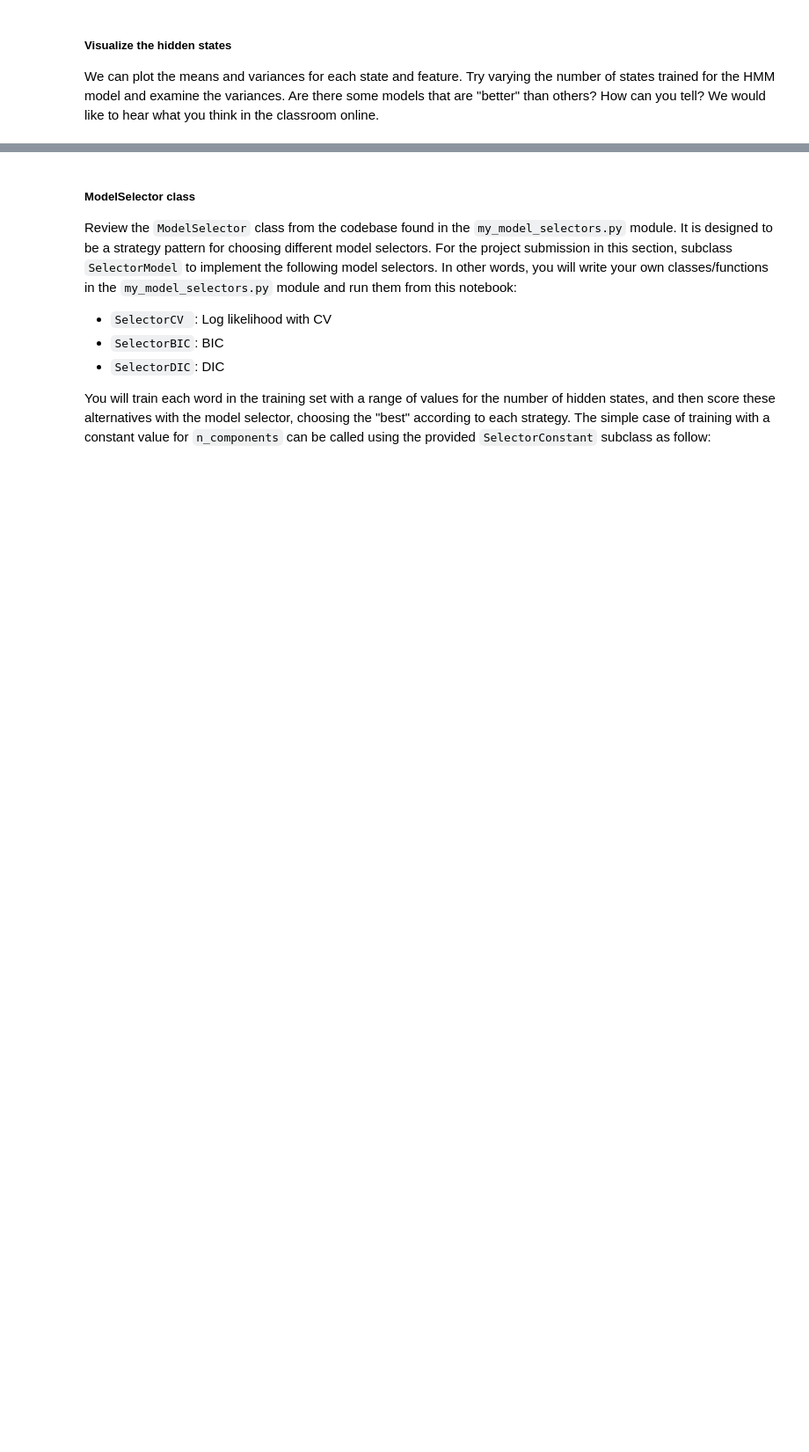
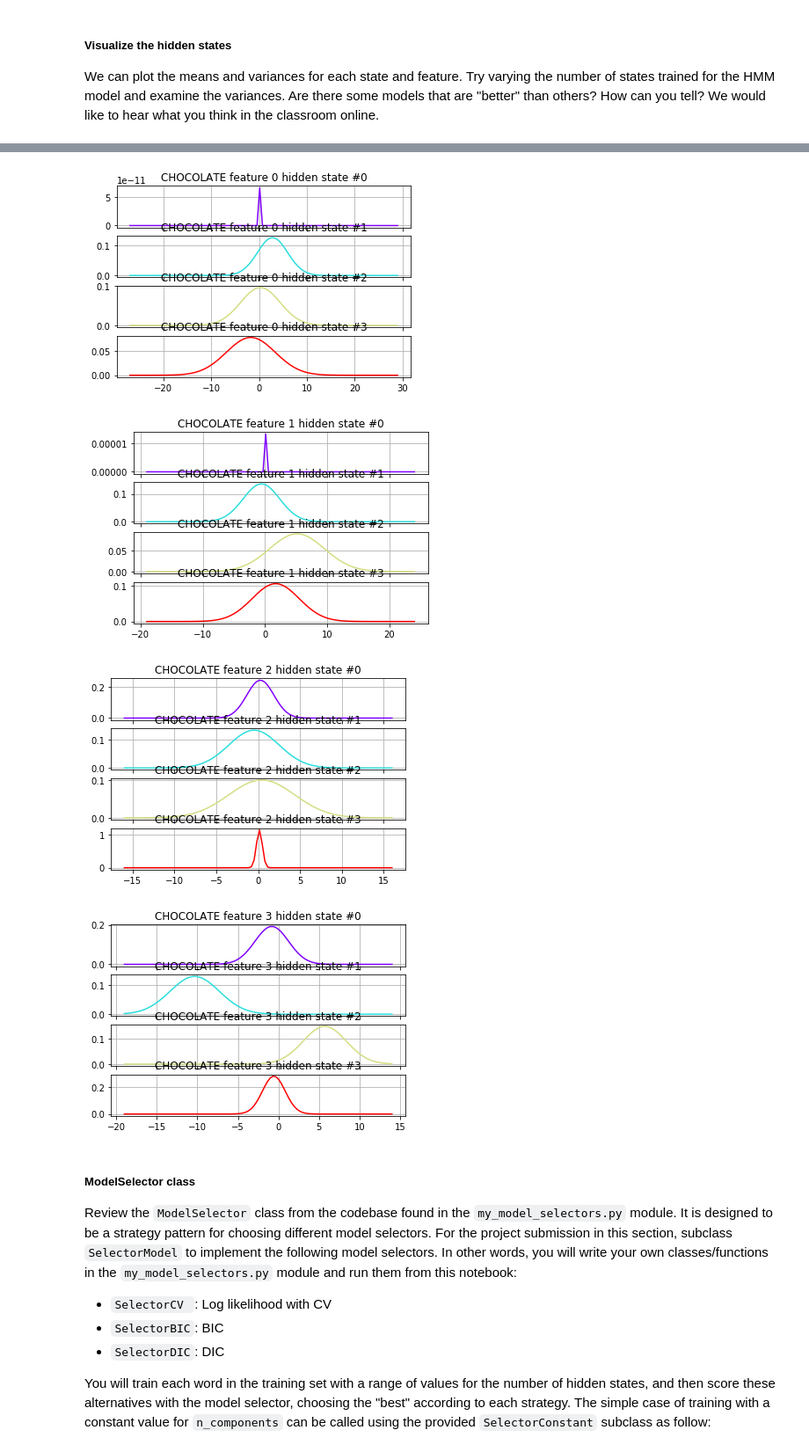
Before and after one commit to midhunsezhi/ASL-Recongnizer, a Jupyter notebook: asl_recognizer.ipynb, the cells around one changed output, grey strips where cells are left out. Shown at 88% size. Saved outputs shown, nothing was run; the diff lists cells and outputs as text; code cells hidden in the pictures; blank space fills up the shorter version.

```diff
--- a/asl_recognizer.ipynb
+++ b/asl_recognizer.ipynb
@@ -242,27 +235,16 @@ asl.df['delta-lx'] = asl.df['left-x'].diff(1).fillna(value=0)
 asl.df['delta-ry'] = asl.df['right-y'].diff(1).fillna(value=0)
 asl.df['delta-ly'] = asl.df['left-y'].diff(1).fillna(value=0)
 features_delta = ['delta-rx', 'delta-ry', 'delta-lx', 'delta-ly']
-# %%
-# TODO add features of your own design, which may be a combination of the above or something else
-# Name these whatever you would like
-
-asl.df['grnd-rx-mean']= asl.df['speaker'].map(df_means['grnd-rx'])
-asl.df['grnd-ry-mean']= asl.df['speaker'].map(df_means['grnd-ry'])
-asl.df['grnd-lx-mean']= asl.df['speaker'].map(df_means['grnd-lx'])
-asl.df['grnd-ly-mean']= asl.df['speaker'].map(df_means['grnd-ly'])
-
-asl.df['grnd-rx-std']= asl.df['speaker'].map(df_std['grnd-rx'])
-asl.df['grnd-ry-std']= asl.df['speaker'].map(df_std['grnd-ry'])
-asl.df['grnd-lx-std']= asl.df['speaker'].map(df_std['grnd-lx'])
-asl.df['grnd-ly-std']= asl.df['speaker'].map(df_std['grnd-ly'])
-
-asl.df['norm-grnd-rx']= ((asl.df['grnd-rx'] - asl.df['grnd-rx-mean']) / asl.df['grnd-rx-std'])
-asl.df['norm-grnd-ry']= ((asl.df['grnd-ry'] - asl.df['grnd-ry-mean']) / asl.df['grnd-ry-std'])
-asl.df['norm-grnd-lx']= ((asl.df['grnd-lx'] - asl.df['grnd-lx-mean']) / asl.df['grnd-lx-std'])
-asl.df['norm-grnd-ly']= ((asl.df['grnd-ly'] - asl.df['grnd-ly-mean']) / asl.df['grnd-ly-std'])
-
-# TODO define a list named 'features_custom' for building the training set
-features_custom = ['norm-grnd-rx', 'norm-grnd-ry', 'norm-grnd-lx', 'norm-grnd-ly']
+# %%
+# TODO add features of your own design, which may be a combination of the above or something else
+# Name these whatever you would like
+
+asl.df['delta-grx'] = asl.df['grnd-rx'].diff(1).fillna(value=0)
+asl.df['delta-glx'] = asl.df['grnd-lx'].diff(1).fillna(value=0)
+asl.df['delta-gry'] = asl.df['grnd-ry'].diff(1).fillna(value=0)
+asl.df['delta-gly'] = asl.df['grnd-ly'].diff(1).fillna(value=0)
+
+features_custom = ['delta-grx', 'delta-gry', 'delta-glx', 'delta-gly']
 # %% [markdown]
 **Question 1:**  What custom features did you choose for the features_custom set and why?
 
@@ -351,6 +349,6 @@ show_model_stats(demoword, model)
 Experiment by changing the feature set, word, and/or num_hidden_states values in the next cell to see changes in values.
 # %%
 my_testword = 'CHOCOLATE'
-model, logL = train_a_word(my_testword, 3, features_ground) # Experiment here with different parameters
+model, logL = train_a_word(my_testword, 3, features_custom) # Experiment here with different parameters
 show_model_stats(my_testword, model)
 print("logL = {}".format(logL))
@@ -356,0 +370,5 @@ print("logL = {}".format(logL))
+# %%
+my_testword = 'CHOCOLATE'
+model2, logL2 = train_a_word(my_testword, 4, features_custom) # Experiment here with different parameters
+show_model_stats(my_testword, model)
+print("logL = {}".format(logL2))
@@ -388,3 +430,10 @@ visualize(my_testword, model)
+# %%
+visualize(my_testword, model2)
+# %% [output]
+[figure, added]
+[figure, added]
+[figure, added]
+[figure, added]
 # %% [markdown]
 #####  ModelSelector class
 Review the `ModelSelector` class from the codebase found in the `my_model_selectors.py` module.  It is designed to be a strategy pattern for choosing different model selectors.  For the project submission in this section, subclass `SelectorModel` to implement the following model selectors.  In other words, you will write your own classes/functions in the `my_model_selectors.py` module and run them from this notebook:
```
Also changed, not shown: parts of 13 cells of this notebook, 1 other file.
